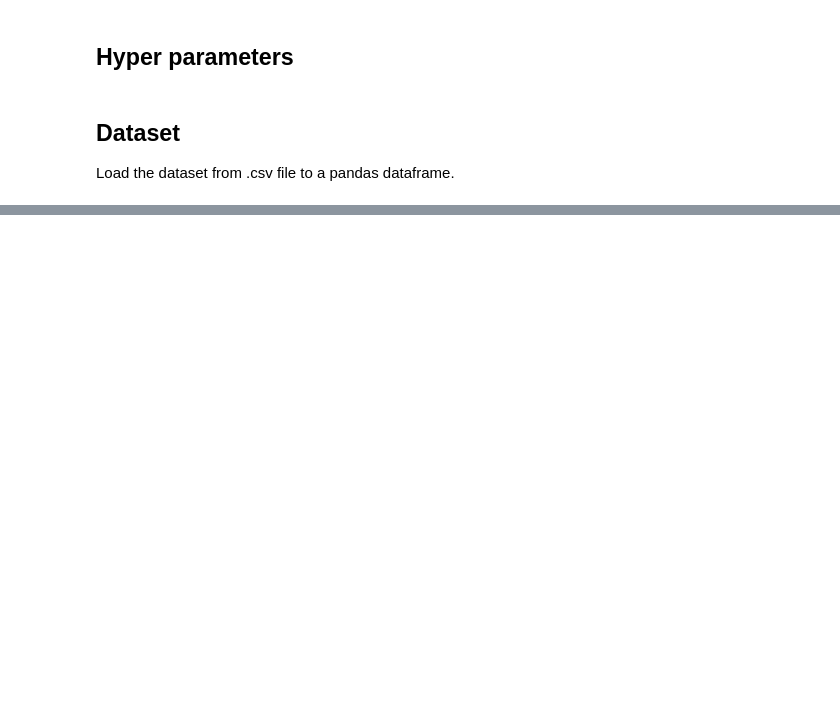
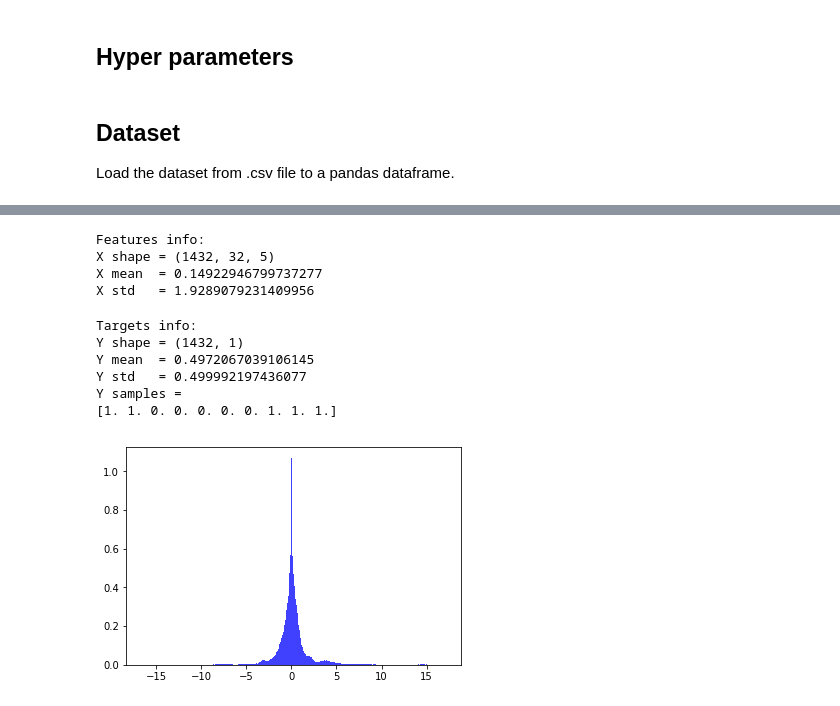
Before and after one commit to LUOFENGZHOU/njord, a Jupyter notebook: notebook/data.ipynb, the cells around one changed output, grey strips where cells are left out. Saved outputs shown, nothing was run; the diff lists cells and outputs as text; code cells hidden in the pictures; blank space fills up the shorter version.

```diff
--- a/notebook/data.ipynb
+++ b/notebook/data.ipynb
@@ -20,8 +12,17 @@ LOOKUP = 1
+# %%
+# Dataset parameters.
+PATH = "dataset"
+SYMBOL = "btcusdt"
+DATASET = "ohlc"
+PERIOD = 600
+FILENAME_TR = "binance_{}_{}_period_{}_{}.csv".format(SYMBOL, DATASET, PERIOD, "train")
+FILENAME_TE = "binance_{}_{}_period_{}_{}.csv".format(SYMBOL, DATASET, PERIOD, "test")
+
+# Batch parameters.
+LOOKBACK = 16
+LOOKAHEAD = 1
+TARGET = "close"
 # %% [markdown]
 ## Dataset
 
 Load the dataset from .csv file to a pandas dataframe.
-# %%
-dataset = pd.read_csv(PATH + "/" + FILENAME)
-dataset = dataset.set_index("time")
-dataset.index = pd.to_datetime(dataset.index)
@@ -40,0 +78,39 @@ print("Y shape = {}".format(Y.shape))
+# %%
+# Load the batch.
+batch = nj.Batch(dataset, LOOKBACK, LOOKAHEAD)
+
+# Build the batch to get the features and the targets.
+X, Y = batch.build(target="avg", method="pvt")
+
+# Cast the targets.
+Y = 1.0 * ( Y > 0.0 ).reshape(-1,1)
+# %%
+# Display features information.
+print("\nFeatures info:")
+print("X shape = {}".format(X.shape))
+print("X mean  = {}".format(X.mean()))
+print("X std   = {}".format(X.std()))
+# %% [output]
+Features info:
+X shape = (1432, 32, 5)
+X mean  = 0.14922946799737277
+X std   = 1.9289079231409956
+# %%
+# Display targets information.
+print("\nTargets info:")
+print("Y shape = {}".format(Y.shape))
+print("Y mean  = {}".format(Y.mean()))
+print("Y std   = {}".format(Y.std()))
+print("Y samples = \n{}".format(Y[0:10,0]))
+# %% [output]
+Targets info:
+Y shape = (1432, 1)
+Y mean  = 0.4972067039106145
+Y std   = 0.499992197436077
+Y samples =
+[1. 1. 0. 0. 0. 0. 0. 1. 1. 1.]
+# %%
+# Histogram: Features.
+histX = plt.hist(X.reshape(-1, 1), 500, density=True, facecolor="b", alpha=0.75)
+# %% [output]
+[figure, added]
```
Also changed, not shown: parts of 24 cells of this notebook.
